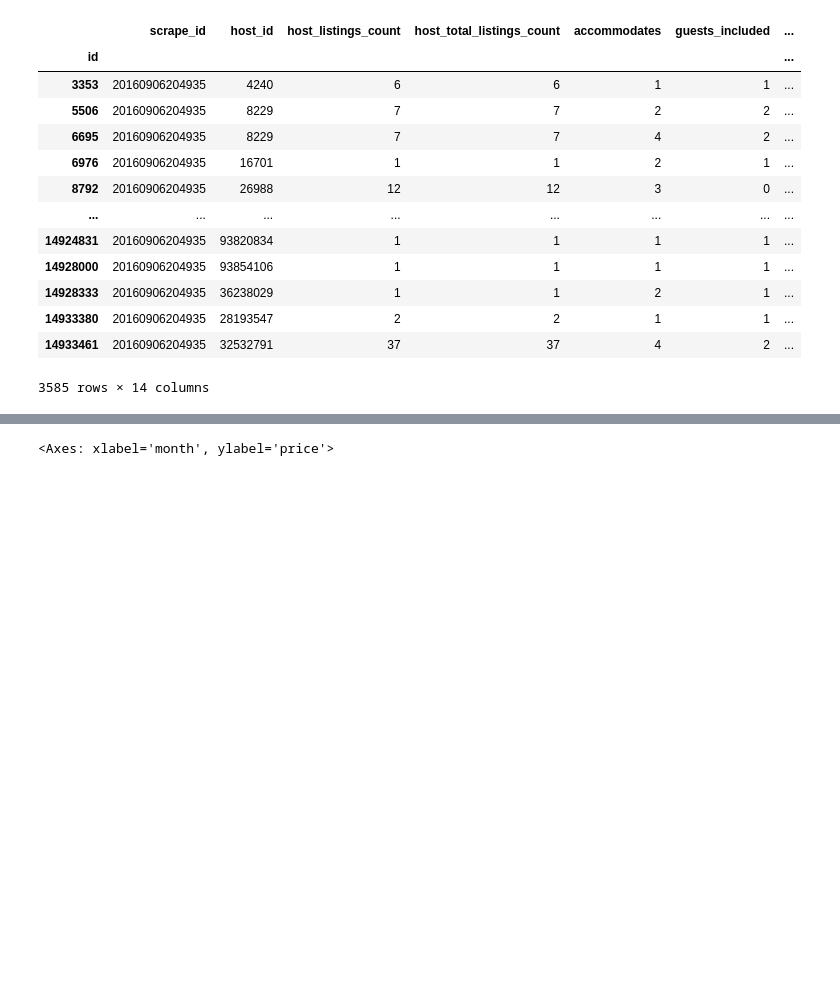
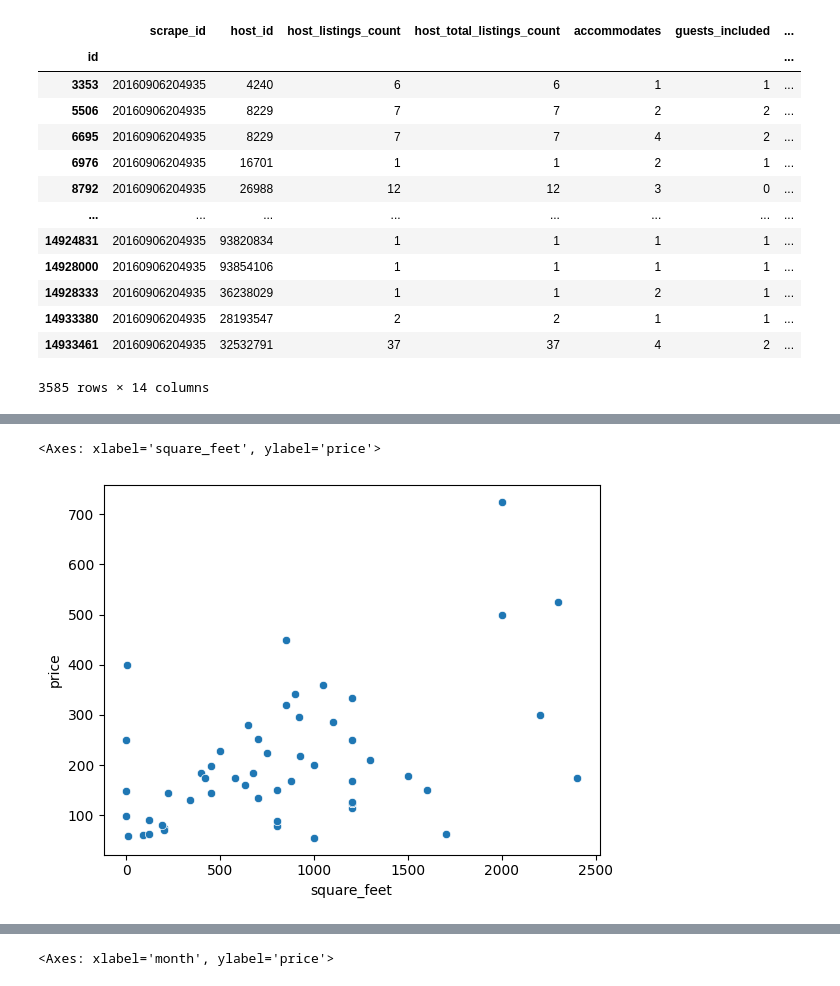
Before and after one commit to justinclarkhome/UdacityDataScienceProject1, a Jupyter notebook: Project1.ipynb, the cells around one changed output, grey strips where cells are left out. Cells and saved outputs as stored; diff of their text form; code cells hidden in the pictures; blank space fills up the shorter version.

```diff
--- a/Project1.ipynb
+++ b/Project1.ipynb
@@ -8,6 +9,21 @@ def get_columns_and_types(df):
     print(df.dtypes.unique())
     return {
         'int': [label for label, dtype in df.dtypes.items() if dtype in [int, np.int64]],
-        'float': [label for label, dtype in df.dtypes.items() if dtype in [int, np.float64]],
+        'float': [label for label, dtype in df.dtypes.items() if dtype in [float, np.float64]],
         'object': [label for label, dtype in df.dtypes.items() if dtype in ['O', 'object']],
     }
+
+def convert_dollars_to_float(s, pattern=r"\$|,"):
+    """
+    convert money-like strings to floats
+    """
+    if type(s) is str and re.match(pattern, s):
+        # if the input is a str containing '$' and/or ',' try to remove those chars and covert the result to a float
+        # if this fails, then there is likely text mixed in (like "$195 this week only!")
+        try:
+            return float(re.sub(pattern, repl='', string=s))
+        except:
+            return s
+    else:
+        # otherwise just return the input
+        return s
@@ -28,5 +40,9 @@ Possible questions:
 boston_listings = pd.read_csv('./data/airbnb_boston/listings.csv', index_col='id')
 boston_calendar = pd.read_csv('./data/airbnb_boston/calendar.csv')
 boston_reviews = pd.read_csv('./data/airbnb_boston/reviews.csv')
+
+boston_listings = boston_listings.map(convert_dollars_to_float)
+boston_calendar = boston_calendar.apply(convert_dollars_to_float)
+boston_reviews = boston_reviews.apply(convert_dollars_to_float)
 # %%
 boston_listing_col_types = get_columns_and_types(boston_listings)
@@ -62,0 +156,7 @@ boston_listings[boston_listing_col_types['int']].sort_index()
+# %%
+sns.scatterplot(
+    data=boston_listings[['price', 'square_feet']].dropna(),
+    x='square_feet', y='price')
+# %% [output]
+<Axes: xlabel='square_feet', ylabel='price'>
+[figure, added]
```
Also changed, not shown: parts of 12 cells of this notebook.
